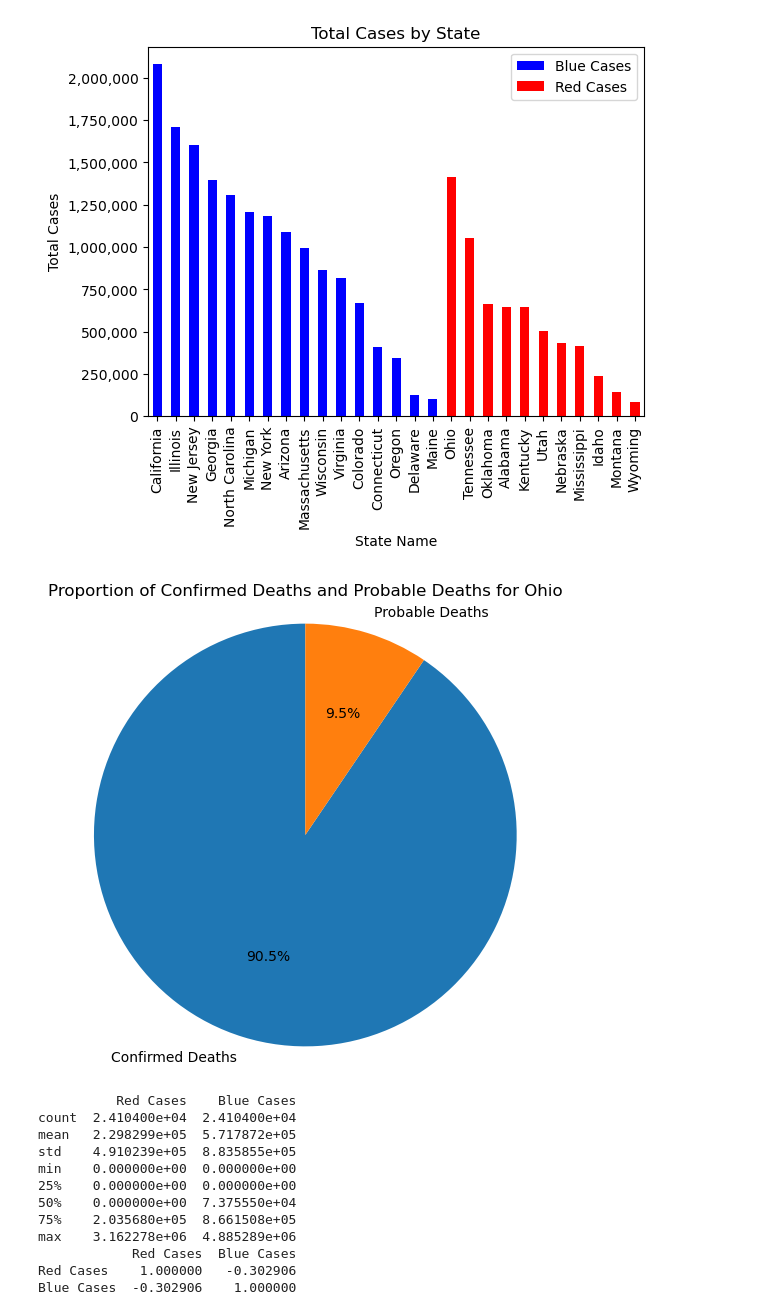
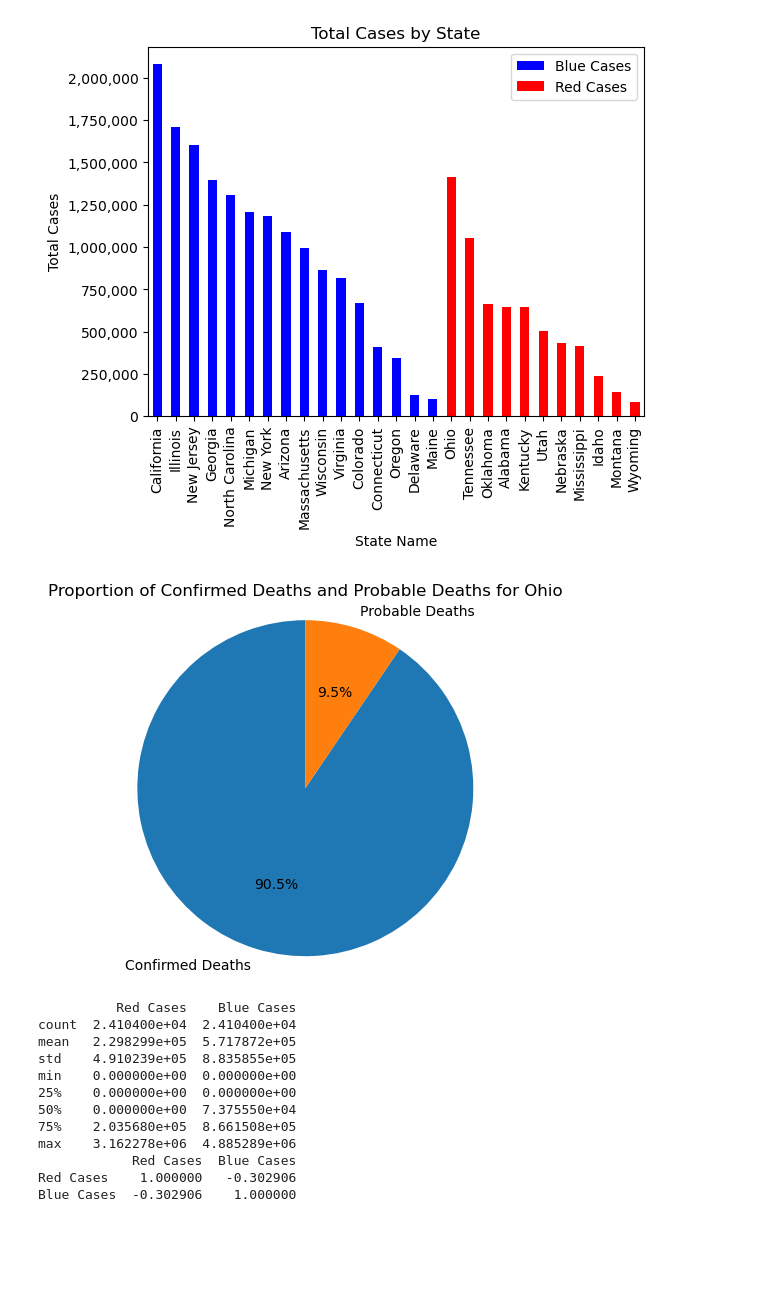
Before and after one commit to laurajanefaulds/project1, a Jupyter notebook: covid_data.ipynb, the cells around one changed output. Drawn from its saved outputs; the diff is of its cells as text; code cells hidden in the pictures; blank space fills up the shorter version.

Commit message:
Read me file updated and covid_data.ipnyb modified for visulization

```diff
--- a/covid_data.ipynb
+++ b/covid_data.ipynb
@@ -471,16 +472,11 @@ plt.show()
 # %%
 selected_state = 'Ohio'  # Replace 'Your State' with the desired state name
 
-state_data = final2_df[final2_df['State Name'] == selected_state]
-confirmed_deaths = state_data['Confirmed Deaths'].values[0]
-probable_deaths = state_data['Probable Deaths'].values[0]
+state_data = final2_df.loc[final2_df['State Name'] == selected_state, ['Confirmed Deaths', 'Probable Deaths']].iloc[0]
 
-labels = ['Confirmed Deaths', 'Probable Deaths']
-sizes = [confirmed_deaths, probable_deaths]
-plt.figure(figsize=(6, 6))
-plt.pie(sizes, labels=labels, autopct='%1.1f%%', startangle=90)
+plt.pie(state_data, labels=state_data.index, autopct='%1.1f%%', startangle=90)
 plt.title('Proportion of Confirmed Deaths and Probable Deaths for {}'.format(selected_state))
 plt.axis('equal')
 plt.show()
 # %% [output]
-[figure, old version]
+[figure, new version]
```
Also changed, not shown: parts of 10 cells of this notebook, 1 other file.
